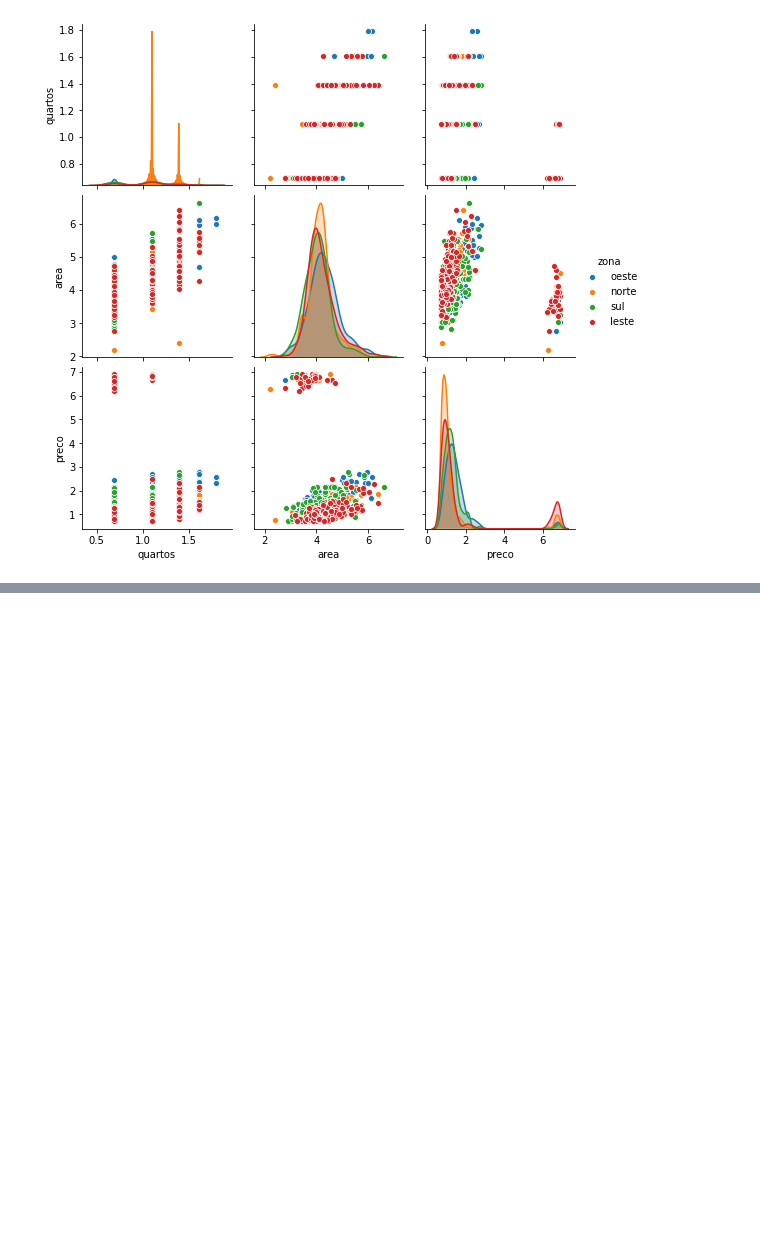
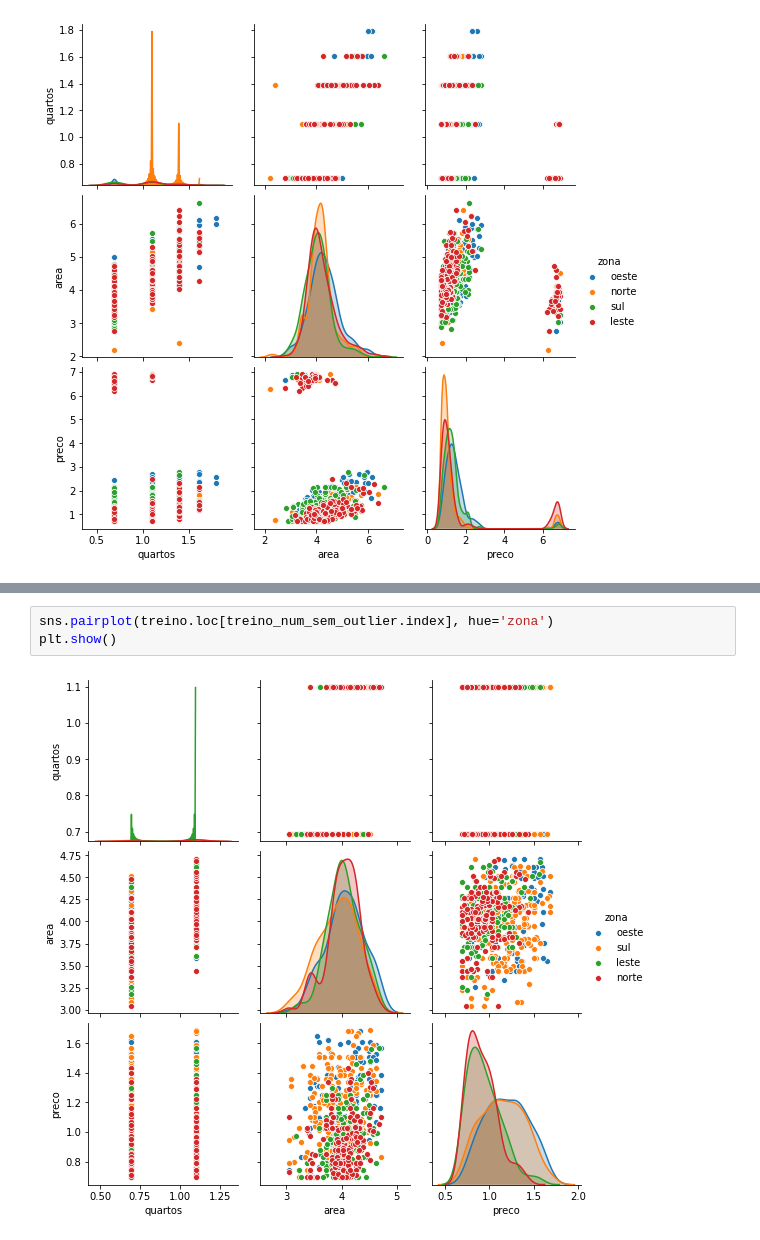
Before and after one commit to EduardoCampos1978/calculadora-de-aluguel, a Jupyter notebook: analise_exploratoria.ipynb, the cells around one changed output, grey strips where cells are left out. Saved outputs shown, nothing was run; the diff lists cells and outputs as text; blank space fills up the shorter version.

```diff
--- a/analise_exploratoria.ipynb
+++ b/analise_exploratoria.ipynb
@@ -173,0 +200,5 @@ df = df.fillna(df.median())
+# %%
+sns.pairplot(treino.loc[treino_num_sem_outlier.index], hue='zona')
+plt.show()
+# %% [output]
+[figure, added]
```
Also changed, not shown: parts of 9 cells of this notebook.
